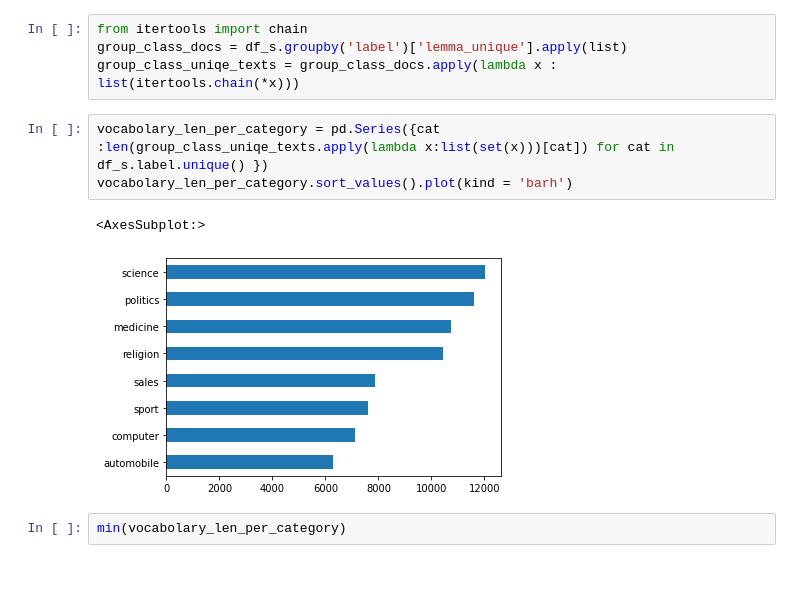
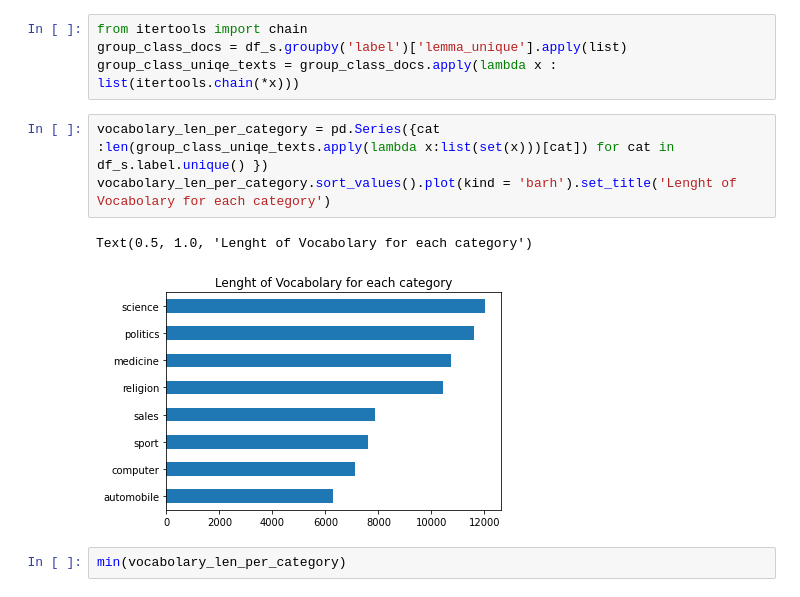
Before and after one commit to DataDavidProjects/UniversityProjects, a Jupyter notebook: Data Visualization and Text Mining/NLP/ProjectSummaryNLP.ipynb, the cells around one changed output. Cells and saved outputs as stored; diff of their text form.

```diff
--- a/Data Visualization and Text Mining/NLP/ProjectSummaryNLP.ipynb
+++ b/Data Visualization and Text Mining/NLP/ProjectSummaryNLP.ipynb
@@ -269,10 +278,10 @@ group_class_docs = df_s.groupby('label')['lemma_unique'].apply(list)
 group_class_uniqe_texts = group_class_docs.apply(lambda x : list(itertools.chain(*x)))
 # %%
 vocabolary_len_per_category = pd.Series({cat :len(group_class_uniqe_texts.apply(lambda x:list(set(x)))[cat]) for cat in df_s.label.unique() })
-vocabolary_len_per_category.sort_values().plot(kind = 'barh')
+vocabolary_len_per_category.sort_values().plot(kind = 'barh').set_title('Lenght of Vocabolary for each category')
 # %% [output]
-<AxesSubplot:>
+Text(0.5, 1.0, 'Lenght of Vocabolary for each category')
-[figure, old version]
+[figure, new version]
 # %%
 min(vocabolary_len_per_category)
 # %% [output]
```
Also changed, not shown: parts of 2 cells of this notebook.
